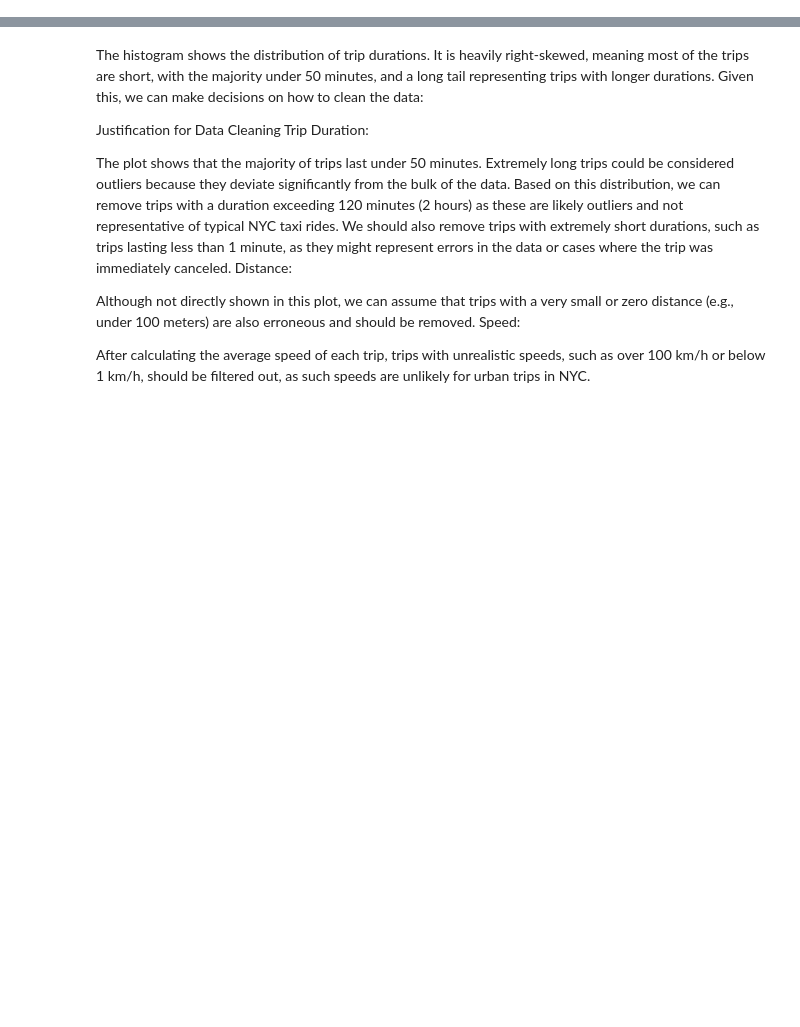
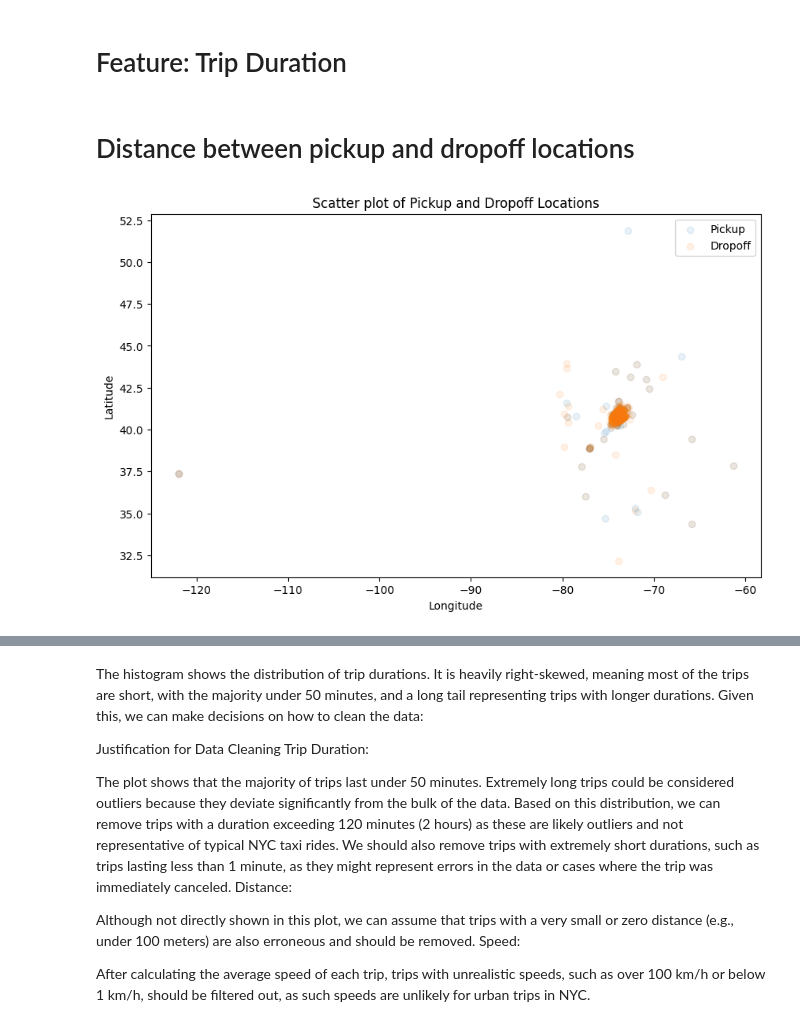
Before and after one commit to Daggy2002/DVE-Assignments, a Jupyter notebook: Assignment2/main.ipynb, the cells around one changed output, grey strips where cells are left out. Drawn from its saved outputs; the diff is of its cells as text; code cells hidden in the pictures; blank space fills up the shorter version.

```diff
--- a/Assignment2/main.ipynb
+++ b/Assignment2/main.ipynb
@@ -24,12 +70,16 @@ df = pd.read_csv('nyc_taxis/nyc_taxis.csv')
 # Convert datetime columns to datetime type
 df['pickup_datetime'] = pd.to_datetime(df['pickup_datetime'])
 df['dropoff_datetime'] = pd.to_datetime(df['dropoff_datetime'])
+# %% [markdown]
+# Feature: Trip Duration
 # %%
 # Calculate trip duration in minutes
 df['trip_duration'] = (df['dropoff_datetime'] - df['pickup_datetime']).dt.total_seconds() / 60
 # %%
 # Remove trips with zero or negative duration
 df = df[df['trip_duration'] > 0]
+# %% [markdown]
+# Distance between pickup and dropoff locations
 # %%
 # Calculate the Haversine distance between pickup and dropoff locations
 def haversine(lon1, lat1, lon2, lat2):
@@ -40,5 +90,17 @@ def haversine(lon1, lat1, lon2, lat2):
     c = 2 * np.arcsin(np.sqrt(a))
     km = 6367 * c
     return km
+# %%
+# Scatter plot of pickup and dropoff locations
+plt.figure(figsize=(10, 6))
+plt.scatter(df['pickup_longitude'], df['pickup_latitude'], alpha=0.1, label='Pickup')
+plt.scatter(df['dropoff_longitude'], df['dropoff_latitude'], alpha=0.1, label='Dropoff')
+plt.xlabel('Longitude')
+plt.ylabel('Latitude')
+plt.title('Scatter plot of Pickup and Dropoff Locations')
+plt.legend()
+plt.show()
+# %% [output]
+[figure, added]
 # %%
 # Apply the haversine function to each row
```
Also changed, not shown: parts of 36 cells of this notebook.
